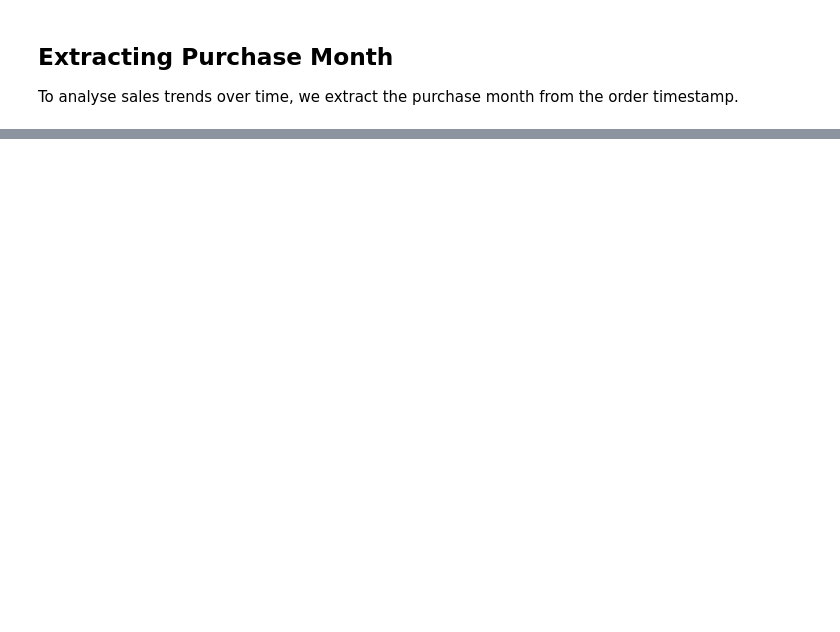
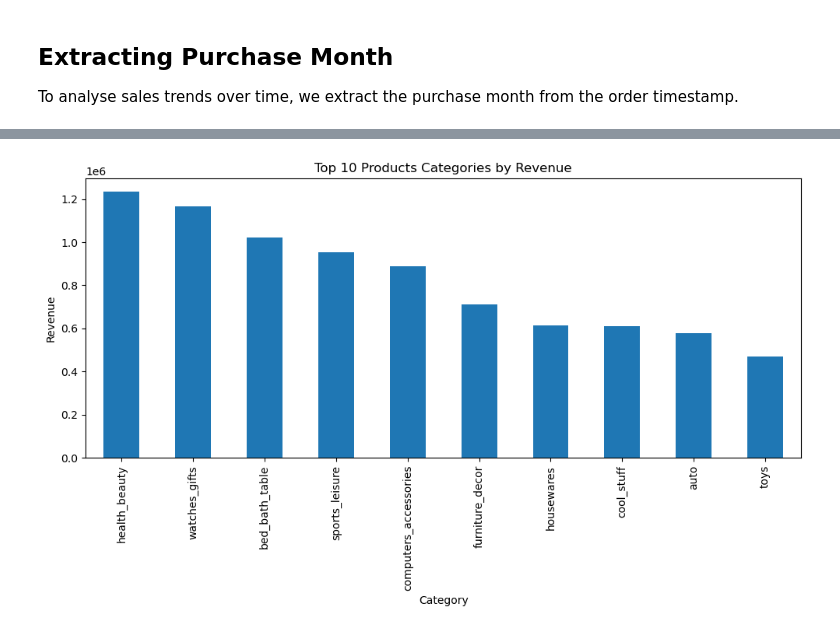
Before and after one commit to aike-s/E-commerce-Sales-Analysis, a Jupyter notebook: notebooks/ecommerce_analysis.ipynb, the cells around one changed output, grey strips where cells are left out. Drawn from its saved outputs; the diff is of its cells as text; code cells hidden in the pictures; blank space fills up the shorter version.

```diff
--- a/notebooks/ecommerce_analysis.ipynb
+++ b/notebooks/ecommerce_analysis.ipynb
@@ -275,0 +344,10 @@ np.float64(137.04158575011922)
+# %%
+products = pd.read_csv("../data/raw/products.csv")
+
+category_translation = pd.read_csv("../data/raw/product_category_name_translation.csv")
+# %%
+products = products.merge(
+    category_translation,
+    on="product_category_name",
+    how="left"
+)
@@ -275,0 +360,7 @@ np.float64(137.04158575011922)
+# %%
+sales = sales.merge(
+    products[["product_id", "product_category_name_english"]],
+    on="product_id",
+    how="left"
+)
+sales.head()
@@ -275,0 +380,7 @@ np.float64(137.04158575011922)
+# %%
+category_revenue = (
+    sales
+    .groupby("product_category_name_english")["price"]
+    .sum()
+    .sort_values(ascending=False)
+)
@@ -275,0 +406,16 @@ np.float64(137.04158575011922)
+# %%
+top_categories = category_revenue.head(10)
+
+plt.figure(figsize=(10,6))
+
+top_categories.plot(kind="bar")
+
+plt.title("Top 10 Products Categories by Revenue")
+plt.xlabel("Category")
+plt.ylabel("Revenue")
+
+plt.tight_layout()
+
+plt.show()
+# %% [output]
+[figure, added]
```
Also changed, not shown: parts of 24 cells of this notebook, 1 other file.
